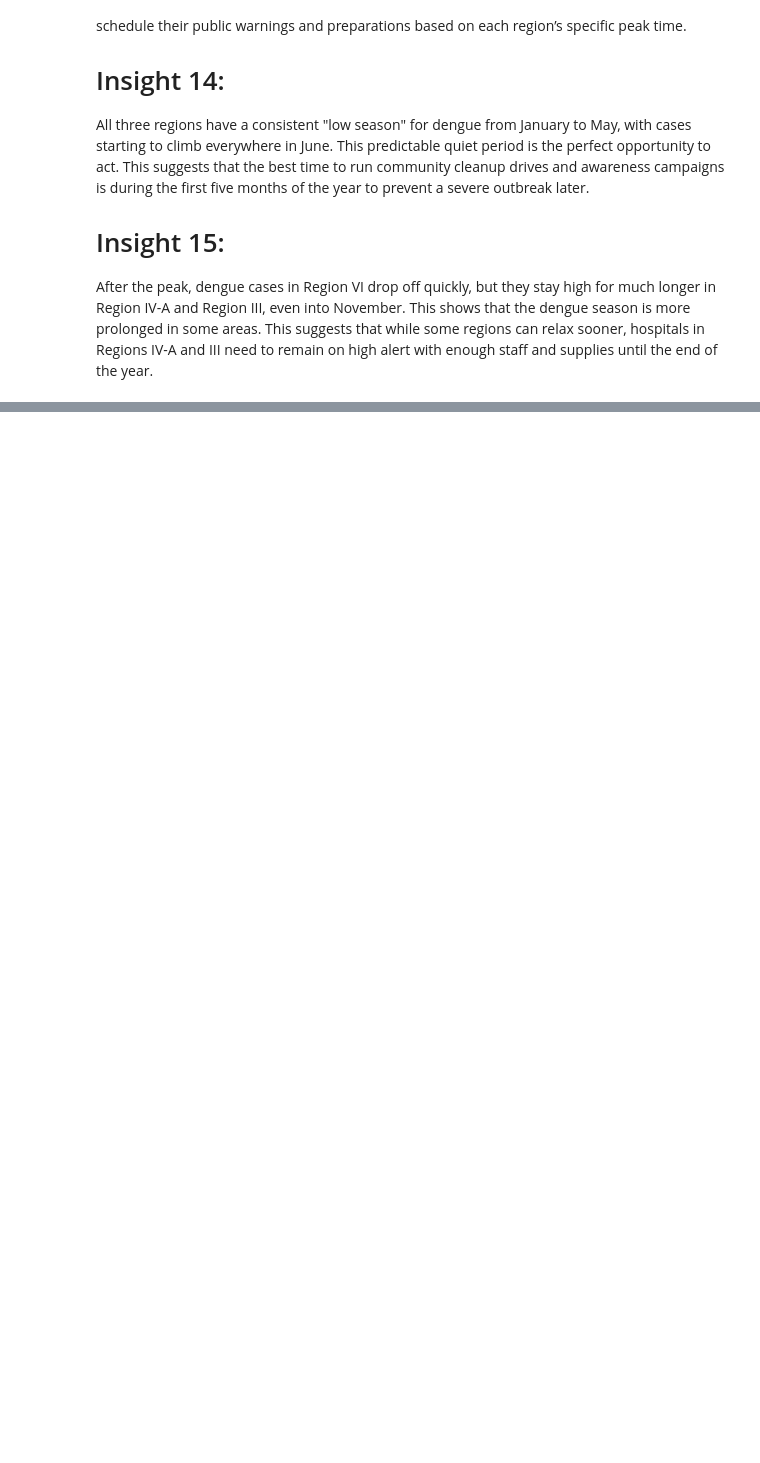
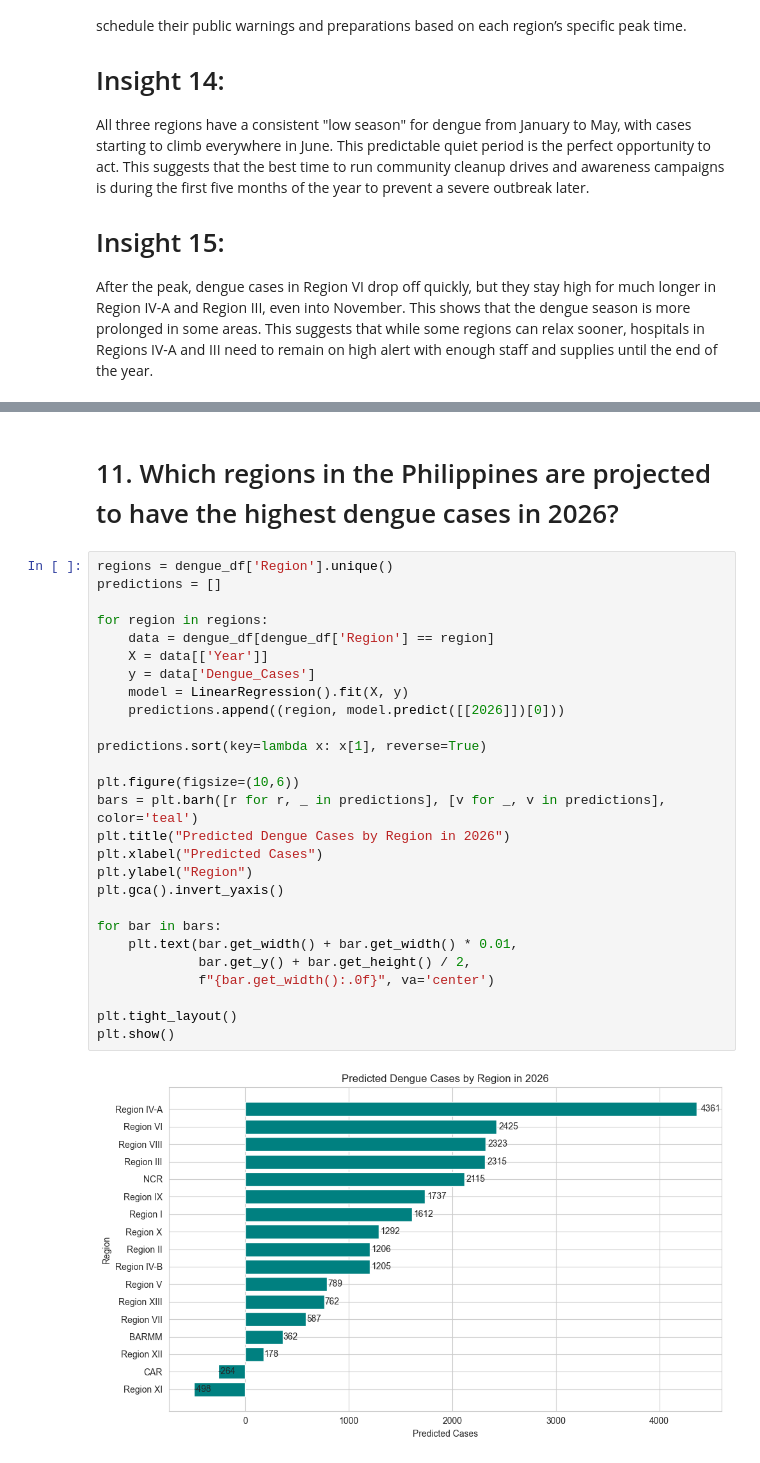
Before and after one commit to raiahyxs/Data-Analytics, a Jupyter notebook: ITELEC03/FINALS-ACTIVITIES/PROJECT3_PH_DENGUE_ANALYSIS.ipynb, the cells around one changed output, grey strips where cells are left out. Drawn from its saved outputs; the diff is of its cells as text; blank space fills up the shorter version.

```diff
--- a/ITELEC03/FINALS-ACTIVITIES/PROJECT3_PH_DENGUE_ANALYSIS.ipynb
+++ b/ITELEC03/FINALS-ACTIVITIES/PROJECT3_PH_DENGUE_ANALYSIS.ipynb
@@ -515,0 +563,31 @@ After the peak, dengue cases in Region VI drop off quickly, but they stay high f
+# %% [markdown]
+# 11. Which regions in the Philippines are projected to have the highest dengue cases in 2026?
+# %%
+regions = dengue_df['Region'].unique()
+predictions = []
+
+for region in regions:
+    data = dengue_df[dengue_df['Region'] == region]
+    X = data[['Year']]
+    y = data['Dengue_Cases']
+    model = LinearRegression().fit(X, y)
+    predictions.append((region, model.predict([[2026]])[0]))
+
+predictions.sort(key=lambda x: x[1], reverse=True)
+
+plt.figure(figsize=(10,6))
+bars = plt.barh([r for r, _ in predictions], [v for _, v in predictions], color='teal')
+plt.title("Predicted Dengue Cases by Region in 2026")
+plt.xlabel("Predicted Cases")
+plt.ylabel("Region")
+plt.gca().invert_yaxis()
+
+for bar in bars:
+    plt.text(bar.get_width() + bar.get_width() * 0.01,
+             bar.get_y() + bar.get_height() / 2,
+             f"{bar.get_width():.0f}", va='center')
+
+plt.tight_layout()
+plt.show()
+# %% [output]
+[figure, added]
```
Also changed, not shown: parts of 9 cells of this notebook.
